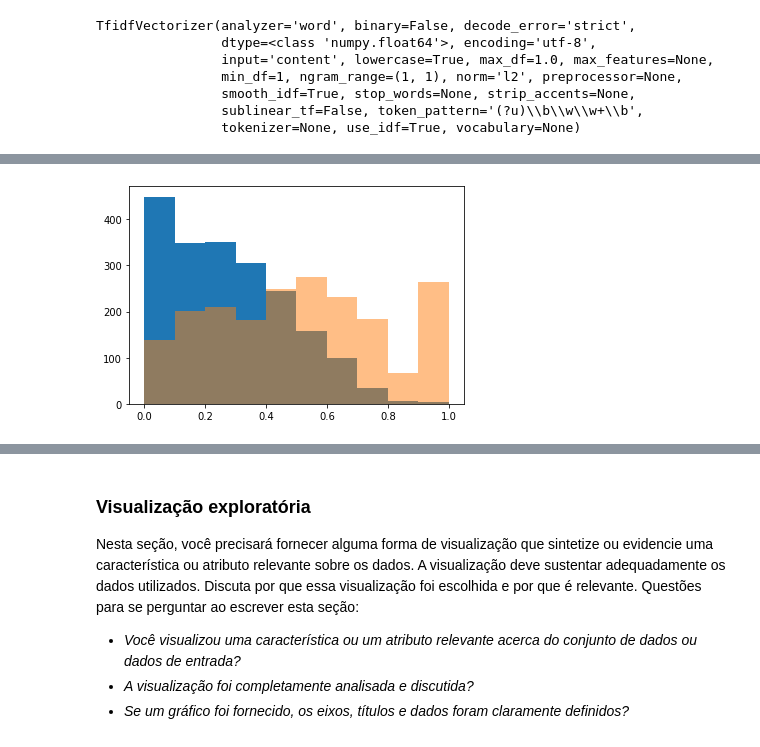
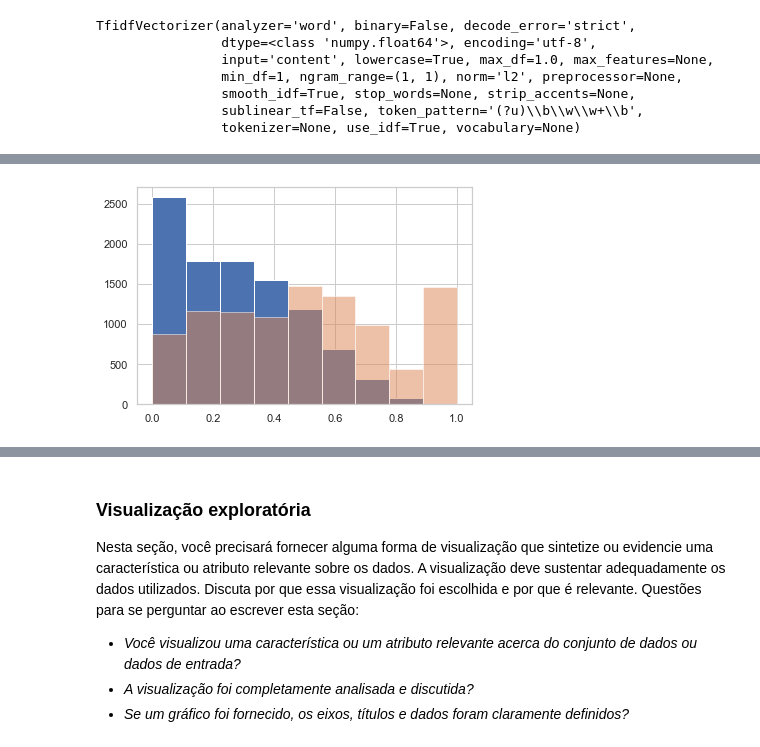
Before and after one commit to pimenta-arthur/quora-question-pairs, a Jupyter notebook: Report.ipynb, the cells around one changed output, grey strips where cells are left out. Cells and saved outputs as stored; diff of their text form; code cells hidden in the pictures.

```diff
--- a/Report.ipynb
+++ b/Report.ipynb
@@ -199,0 +187,4 @@ df_train_balanced.shape
+# %%
+size = 10000
+df_train_balanced = pd.concat([df_train[df_train['is_duplicate'] == 1][:size], df_train[df_train['is_duplicate'] == 0][:size]])
+df_train_balanced.shape
@@ -216,3 +208,7 @@ TfidfVectorizer(analyzer='word', binary=False, decode_error='strict',
                 smooth_idf=True, stop_words=None, strip_accents=None,
                 sublinear_tf=False, token_pattern='(?u)\\b\\w\\w+\\b',
                 tokenizer=None, use_idf=True, vocabulary=None)
+# %%
+from scipy.spatial import distance
+
+df_train_balanced['dist'] = df_train_balanced.apply(lambda x: distance.sqeuclidean(vectorizer.transform([x.question1]).toarray(), vectorizer.transform([x.question2]).toarray()), axis=1)
@@ -219 +224,12 @@ TfidfVectorizer(analyzer='word', binary=False, decode_error='strict',
+# %%
+bins = np.linspace(0, 1, 10)
+
+highest_dist = np.max(df_train_balanced['dist'])
+
+plt.hist(df_train_balanced[df_train_balanced['is_duplicate'] == 1]['dist']/highest_dist, bins = bins)
+plt.hist(df_train_balanced[df_train_balanced['is_duplicate'] == 0]['dist']/highest_dist, bins = bins, alpha = 0.5)
+
+plt.show()
+# %% [output]
+[figure, added]
 # %%
@@ -256,10 +271,0 @@ x2 = x2/highest_dist
-# %%
-bins = [0, .1, .2, .3, .4, .5, .6 , .7, .8, .9, 1]
-bins2 = [0, .2, .4, .6 , .8, 1]
-
-plt.hist(x1, bins = bins)
-plt.hist(x2, bins = bins, alpha = 0.5)
-
-plt.show()
-# %% [output]
-[figure, removed]
```
Also changed, not shown: parts of 27 cells of this notebook.
